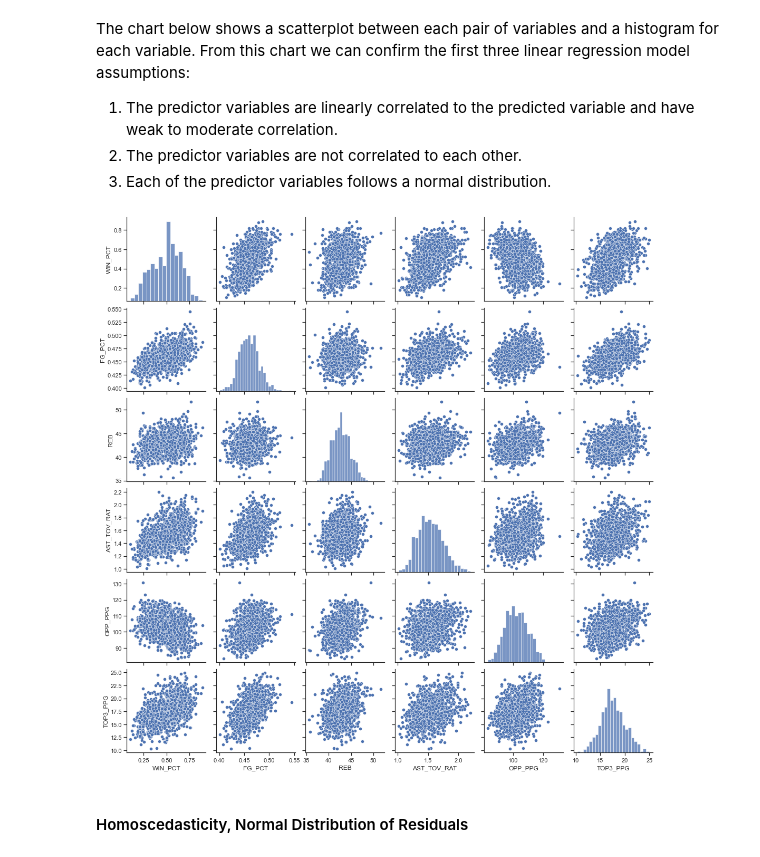
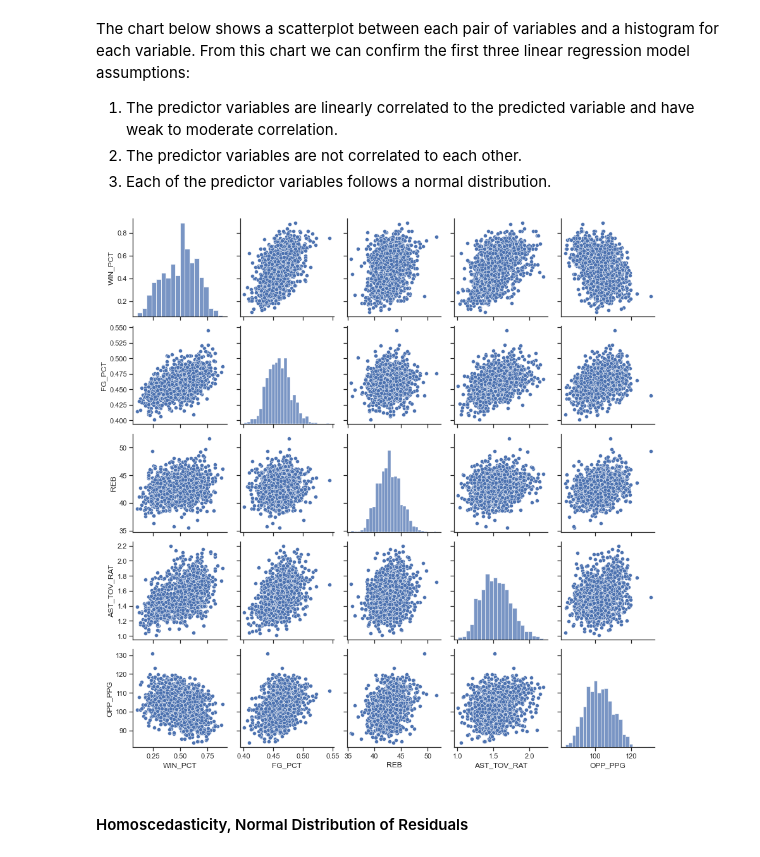
Before and after one commit to marcelcastrolima/nba_data_project, a Jupyter notebook: linear_regression_model.ipynb, the cells around one changed output. Drawn from its saved outputs; the diff is of its cells as text; code cells hidden in the pictures.

```diff
--- a/linear_regression_model.ipynb
+++ b/linear_regression_model.ipynb
@@ -196,10 +163,10 @@ The chart below shows a scatterplot between each pair of variables and a histogr
 2) The predictor variables are not correlated to each other.
 3) Each of the predictor variables follows a normal distribution.
 # %%
-fig = sns.pairplot(all_features[['WIN_PCT', 'FG_PCT', 'REB','AST_TOV_RAT', 'OPP_PPG', 'TOP3_PPG']])
+fig = sns.pairplot(all_features[['WIN_PCT', 'FG_PCT', 'REB','AST_TOV_RAT', 'OPP_PPG']])
 plt.show()
 # %% [output]
-[figure, old version]
+[figure, new version]
 # %% [markdown]
 #### Homoscedasticity, Normal Distribution of Residuals
 # %% [markdown]
```
Also changed, not shown: parts of 21 cells of this notebook, 1 other file.
